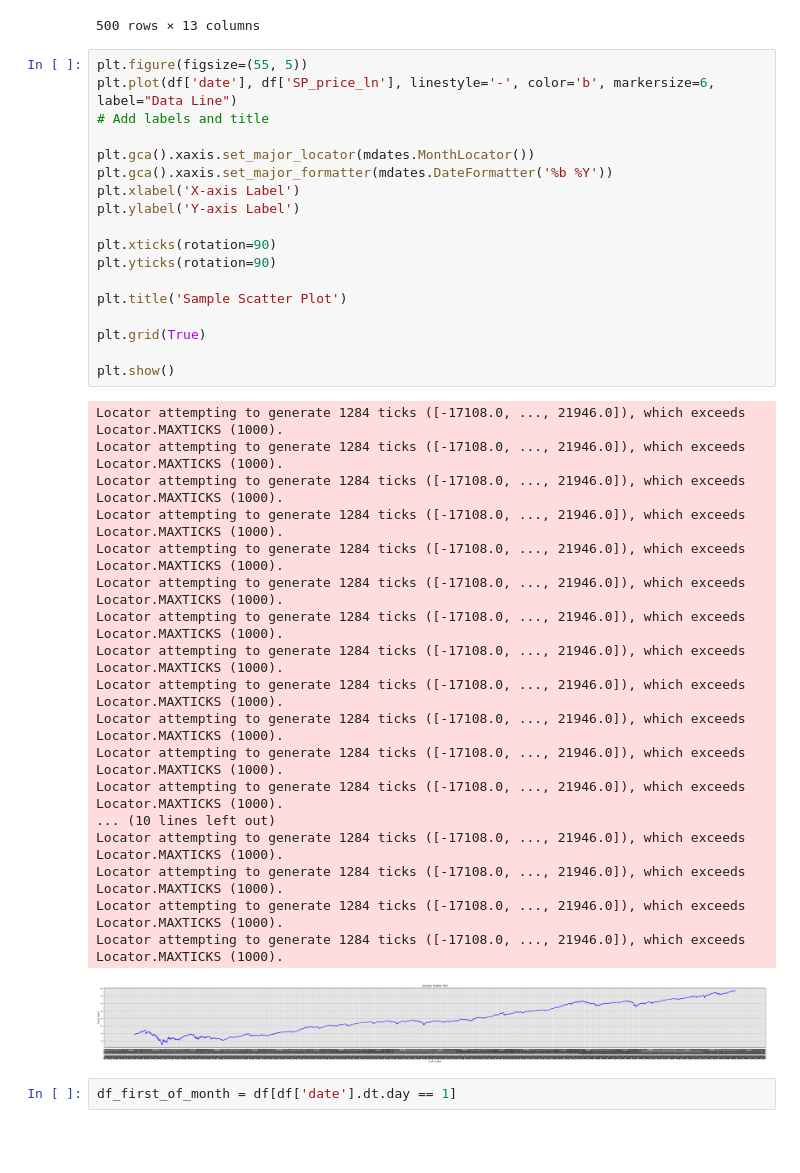
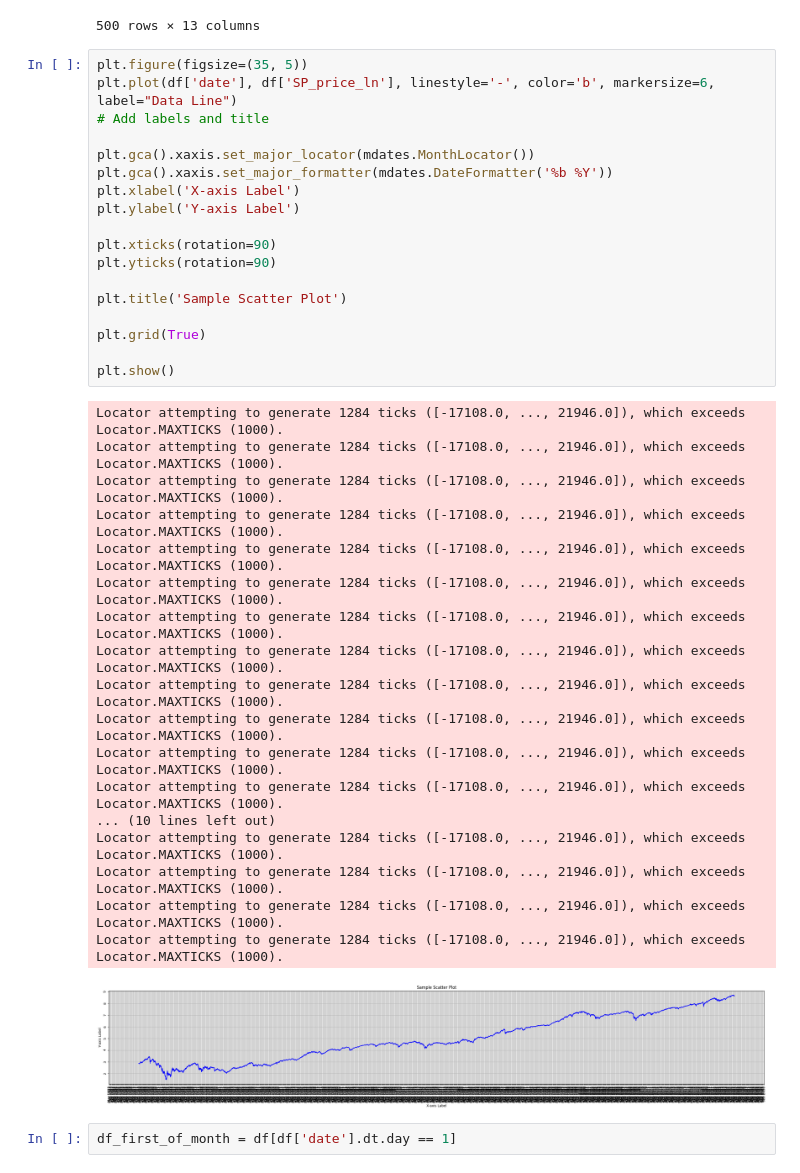
Before and after one commit to cocorowachi/CSC2621_SandP_Prediction, a Jupyter notebook: Data Process.ipynb, the cells around one changed output. Saved outputs shown, nothing was run; the diff lists cells and outputs as text; blank space fills up the shorter version.

```diff
--- a/Data Process.ipynb
+++ b/Data Process.ipynb
@@ -103,7 +103,7 @@ df.head(500)
 | 499 | 1929-05-12 | 26.34 | NaN | NaN | NaN | NaN | NaN | NaN | ... |
 500 rows × 13 columns
 # %%
-plt.figure(figsize=(55, 5))
+plt.figure(figsize=(35, 5))
 plt.plot(df['date'], df['SP_price_ln'], linestyle='-', color='b', markersize=6, label="Data Line")
 # Add labels and title
 
@@ -111,34 +111,34 @@ plt.gca().xaxis.set_major_locator(mdates.MonthLocator())
 plt.gca().xaxis.set_major_formatter(mdates.DateFormatter('%b %Y'))
 plt.xlabel('X-axis Label')
 plt.ylabel('Y-axis Label')
 
 plt.xticks(rotation=90)
 plt.yticks(rotation=90)
 
 plt.title('Sample Scatter Plot')
 
 plt.grid(True)
 
 plt.show()
 # %% [output]
 Locator attempting to generate 1284 ticks ([-17108.0, ..., 21946.0]), which exceeds Locator.MAXTICKS (1000).
 Locator attempting to generate 1284 ticks ([-17108.0, ..., 21946.0]), which exceeds Locator.MAXTICKS (1000).
 Locator attempting to generate 1284 ticks ([-17108.0, ..., 21946.0]), which exceeds Locator.MAXTICKS (1000).
 Locator attempting to generate 1284 ticks ([-17108.0, ..., 21946.0]), which exceeds Locator.MAXTICKS (1000).
 Locator attempting to generate 1284 ticks ([-17108.0, ..., 21946.0]), which exceeds Locator.MAXTICKS (1000).
 Locator attempting to generate 1284 ticks ([-17108.0, ..., 21946.0]), which exceeds Locator.MAXTICKS (1000).
 Locator attempting to generate 1284 ticks ([-17108.0, ..., 21946.0]), which exceeds Locator.MAXTICKS (1000).
 Locator attempting to generate 1284 ticks ([-17108.0, ..., 21946.0]), which exceeds Locator.MAXTICKS (1000).
 Locator attempting to generate 1284 ticks ([-17108.0, ..., 21946.0]), which exceeds Locator.MAXTICKS (1000).
 Locator attempting to generate 1284 ticks ([-17108.0, ..., 21946.0]), which exceeds Locator.MAXTICKS (1000).
 Locator attempting to generate 1284 ticks ([-17108.0, ..., 21946.0]), which exceeds Locator.MAXTICKS (1000).
 Locator attempting to generate 1284 ticks ([-17108.0, ..., 21946.0]), which exceeds Locator.MAXTICKS (1000).
 ... (10 lines left out)
 Locator attempting to generate 1284 ticks ([-17108.0, ..., 21946.0]), which exceeds Locator.MAXTICKS (1000).
 Locator attempting to generate 1284 ticks ([-17108.0, ..., 21946.0]), which exceeds Locator.MAXTICKS (1000).
 Locator attempting to generate 1284 ticks ([-17108.0, ..., 21946.0]), which exceeds Locator.MAXTICKS (1000).
 Locator attempting to generate 1284 ticks ([-17108.0, ..., 21946.0]), which exceeds Locator.MAXTICKS (1000).
-[figure, old version]
+[figure, new version]
 # %%
 df_first_of_month = df[df['date'].dt.day == 1]
 # %%
```
Also changed, not shown: parts of 3 cells of this notebook.
